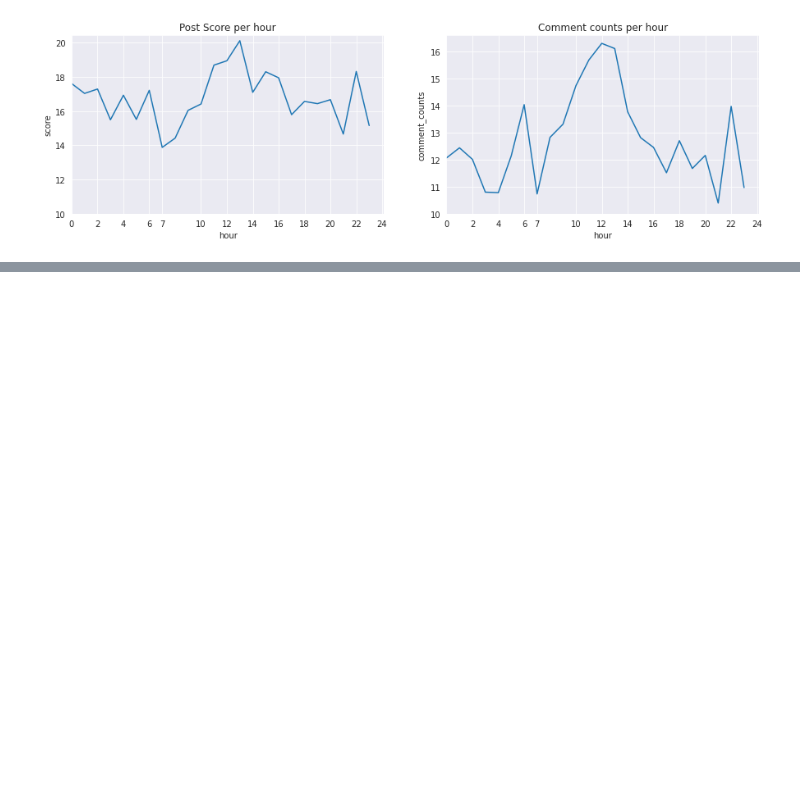
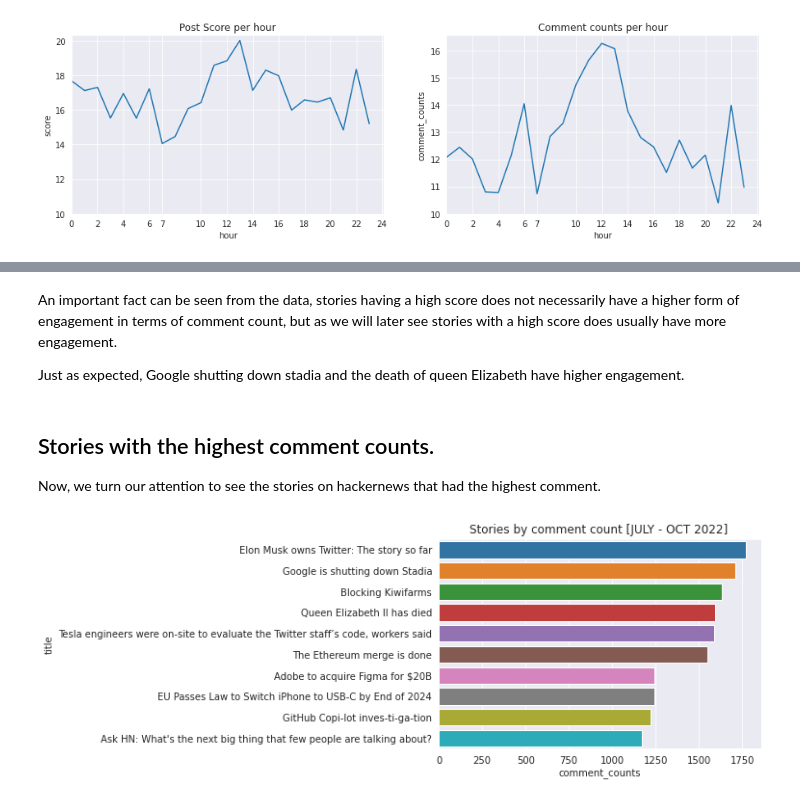
Before and after one commit to david-adewoyin/HackerNews, a Jupyter notebook: exploratory.ipynb, the cells around one changed output, grey strips where cells are left out. Saved outputs shown, nothing was run; the diff lists cells and outputs as text; code cells hidden in the pictures; blank space fills up the shorter version.

```diff
--- a/exploratory.ipynb
+++ b/exploratory.ipynb
@@ -102,0 +140,13 @@ The best time to post a story seems to be between *12pm - 1pm* GMT +1, this peri
+# %% [markdown]
+An important fact can be seen from the data, stories having a high score does not necessarily have a higher form of engagement in terms of comment count, but as we will later see stories with a high score does usually have more engagement.
+
+Just as expected, Google shutting down stadia and the death of queen Elizabeth have higher engagement.
+# %% [markdown]
+## Stories with the highest comment counts.
+Now, we turn our attention to see the stories on hackernews that had the highest comment.
+# %%
+stories_by_comment = stories_titled.sort_values('comment_counts',ascending=False)
+sns.barplot(data=stories_by_comment.iloc[:10],y='title',x='comment_counts')
+plt.title("Stories by comment count [JULY - OCT 2022] ");
+# %% [output]
+[figure, added]
```
Also changed, not shown: parts of 27 cells of this notebook.
